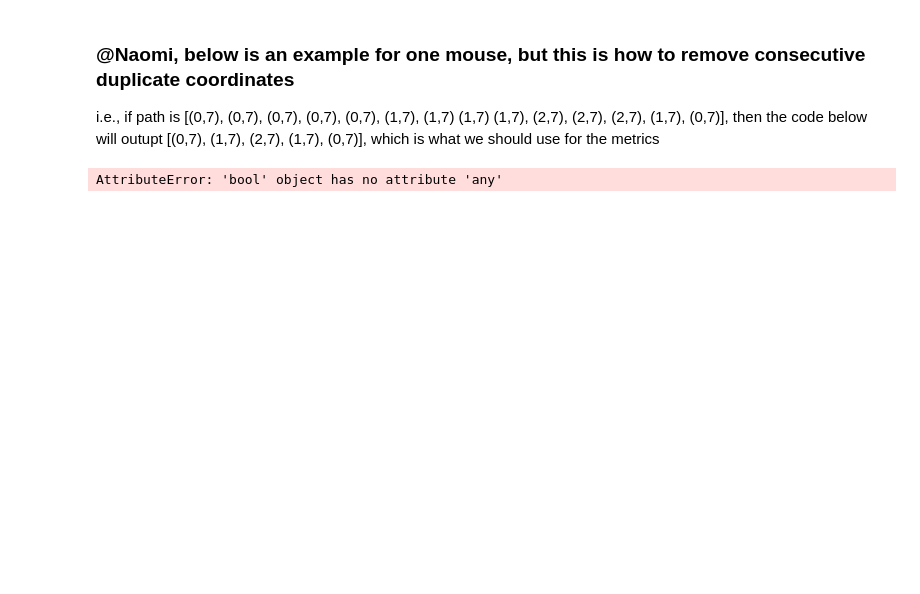
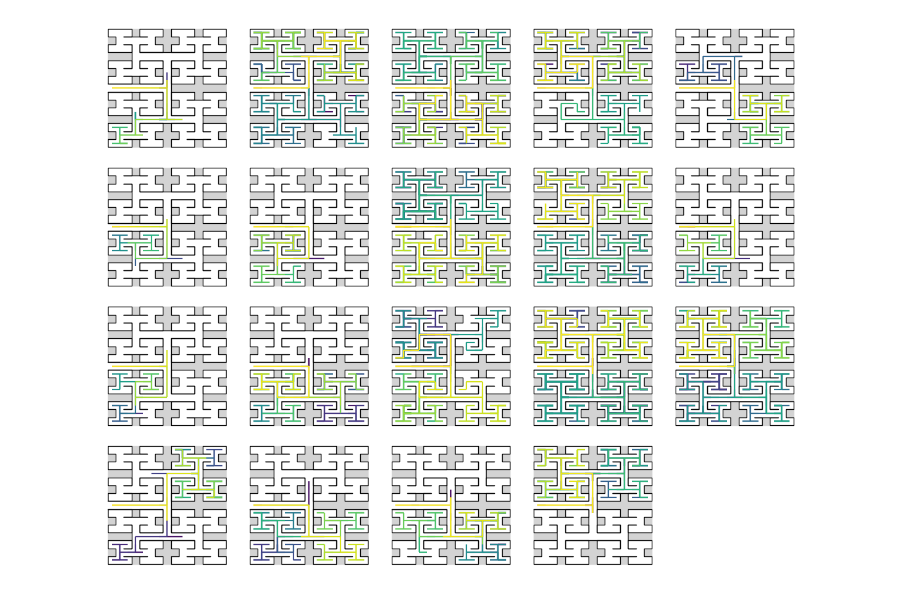
Before and after one commit to marwanrahman/maze_reinforcement_learning, a Jupyter notebook: metrics.ipynb, the cells around one changed output. Cells and saved outputs as stored; diff of their text form; code cells hidden in the pictures; blank space fills up the shorter version.

```diff
--- a/metrics.ipynb
+++ b/metrics.ipynb
@@ -89,3 +105,7 @@ def plot_path_552(points, t, ax):
+# %%
+# removes consective duplicate coords from a path list of coordinates
+def remove_consecutive_duplicate_coords(path):
+    return [v for i, v in enumerate(path) if i == 0 or (path[i] != path[i-1]).any()]
 # %%
 # get first proper bouts (beyond the first junction) of all 19 animals
 with open('outdata/HomeRuns', 'rb') as f:
@@ -135,12 +134,14 @@ plt.show()
-# %% [markdown]
-### @Naomi, below is an example for one mouse, but this is how to remove consecutive duplicate coordinates
-
-i.e., if path is [(0,7), (0,7), (0,7), (0,7), (0,7), (1,7), (1,7) (1,7) (1,7), (2,7), (2,7), (2,7), (1,7), (0,7)],
-        then the code below will outupt [(0,7), (1,7), (2,7), (1,7), (0,7)],
-        which is what we should use for the metrics
-# %%
-path, time_var = get_path_552('B2',sb[1])
-path_2 = [v for i, v in enumerate(path) if i == 0 or (path[i] != path[i-1]).any()]
-print(path_2)
-# %% [output]
-AttributeError: 'bool' object has no attribute 'any'
+# %%
+# plot first proper bouts (beyond the first junction) of all 19 animals (no time)
+fig,ax=plt.subplots(4,5,figsize=(12,10))
+for i, path in tqdm(enumerate(paths), total=len(paths)):
+    path_no_time = remove_consecutive_duplicate_coords(path)
+    plot_path_552(path_no_time, ax[i//5,i%5])
+
+lastax=ax[-1,-1] # deal with the last panel
+plot([0],[0],fmts=['w.'],equal=True,yflip=True,
+          xhide=True,yhide=True,axes=lastax) # Draw nothing, helps for some reason
+lastax.axis('off')
+plt.show()
+# %% [output]
+[figure, added]
```
Also changed, not shown: parts of 20 cells of this notebook.
